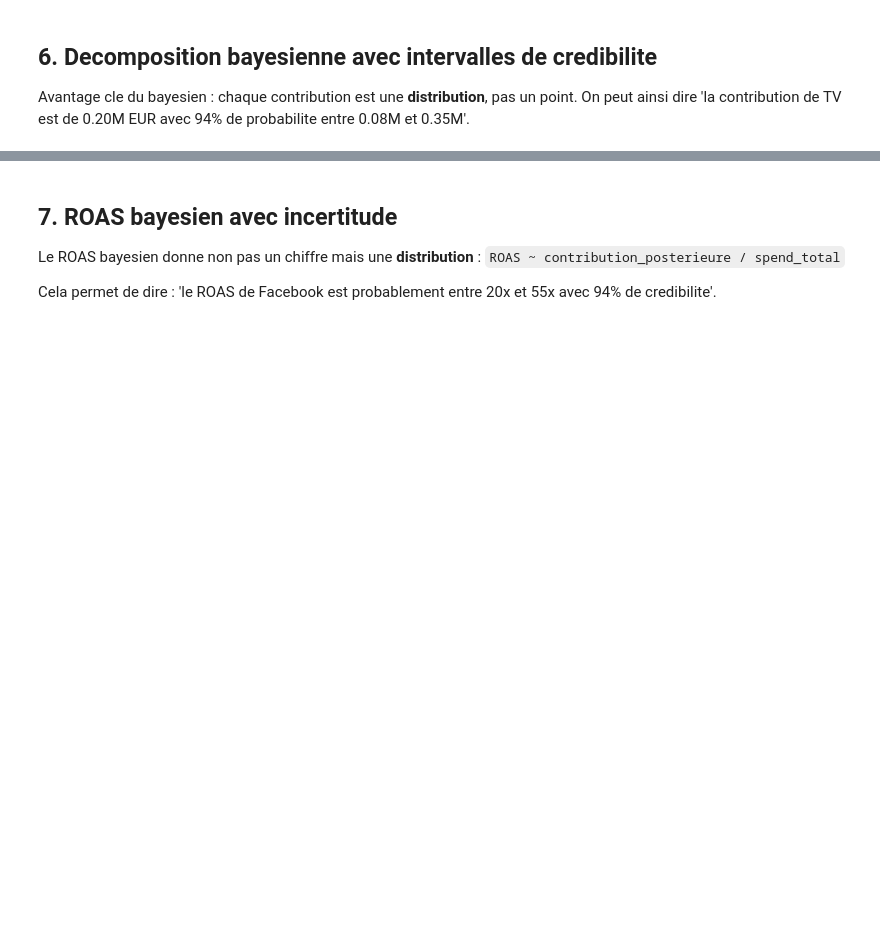
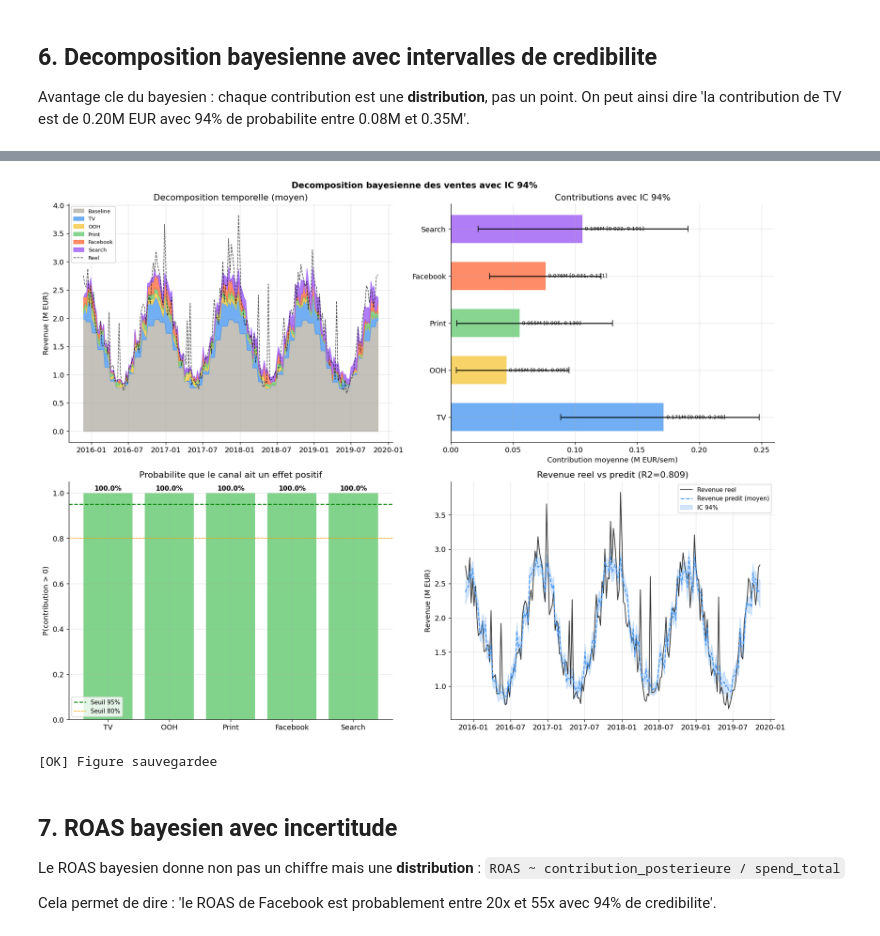
Before and after one commit to SouhaiLOps/RobynMMM, a Jupyter notebook: notebooks/04_model_bayes.ipynb, the cells around one changed output, grey strips where cells are left out. Cells and saved outputs as stored; diff of their text form; code cells hidden in the pictures; blank space fills up the shorter version.

```diff
--- a/notebooks/04_model_bayes.ipynb
+++ b/notebooks/04_model_bayes.ipynb
@@ -424,7 +483,7 @@ fig, axes = plt.subplots(2, 2, figsize=(16, 12))
 fig.suptitle("Decomposition bayesienne des ventes avec IC 94%",
              fontsize=13, fontweight="bold")
 
-# 1. Stacked area avec IC
+# 1. Stacked area
 ax = axes[0, 0]
 bottom_mean = baseline_mean.copy() / 1e6
 ax.fill_between(df["date"], 0, baseline_mean/1e6,
@@ -460,18 +519,18 @@ ax2.set_xlabel("Contribution moyenne (M EUR/sem)")
 ax2.set_title("Contributions avec IC 94%")
 ax2.axvline(x=0, color="black", linewidth=0.8)
 for i, (m, lo, hi) in enumerate(zip(means_plot, lo_plot, hi_plot)):
-    ax2.text(m + 0.002, i, f"{m:.3f}M
-[{lo:.3f}, {hi:.3f}]",
-             va="center", fontsize=8)
+    txt = f"{m:.3f}M [{lo:.3f}, {hi:.3f}]"
+    ax2.text(m + 0.002, i, txt, va="center", fontsize=8)
 
 # 3. Probabilite que la contribution soit positive
 ax3 = axes[1, 0]
 prob_pos = []
-for mc in media_present:
-    contrib_dist = np.outer(beta_flat[:, media_present.index(mc)], X_media[:, media_present.index(mc)]) * y_std
+for idx, mc in enumerate(media_present):
+    contrib_dist = np.outer(beta_flat[:, idx], X_media[:, idx]) * y_std
     prob_pos.append((contrib_dist.mean(axis=1) > 0).mean())
 
-colors_prob = ["#6BCB77" if p > 0.95 else "#F5C842" if p > 0.80 else "#FF7043" for p in prob_pos]
+colors_prob = ["#6BCB77" if p > 0.95 else "#F5C842" if p > 0.80 else "#FF7043"
+               for p in prob_pos]
 bars = ax3.bar(labels_p, prob_pos, color=colors_prob, alpha=0.85)
 ax3.axhline(y=0.95, color="green", linestyle="--", linewidth=1.5, label="Seuil 95%")
 ax3.axhline(y=0.80, color="orange", linestyle="--", linewidth=1, label="Seuil 80%")
@@ -479,35 +538,37 @@ ax3.set_ylabel("P(contribution > 0)")
 ax3.set_title("Probabilite que le canal ait un effet positif")
 ax3.legend(fontsize=9)
 ax3.set_ylim(0, 1.05)
 for bar, p in zip(bars, prob_pos):
     ax3.text(bar.get_x() + bar.get_width()/2, bar.get_height() + 0.01,
              f"{p:.1%}", ha="center", fontsize=10, fontweight="bold")
 
 # 4. Revenue reel vs predit avec IC
 ax4 = axes[1, 1]
-# Prediction posterieure
 y_pred_dist = (alpha_samples[:, None]
                + (beta_flat @ X_media.T)
                + (beta_ctrl_samples @ X_ctrl.T)) * y_std + y_mean
 y_pred_mean = y_pred_dist.mean(axis=0)
 y_pred_lo   = np.percentile(y_pred_dist, 3, axis=0)
 y_pred_hi   = np.percentile(y_pred_dist, 97, axis=0)
 
 ax4.plot(df["date"], y_raw/1e6, color="black", linewidth=1.2,
          label="Revenue reel", alpha=0.8)
 ax4.plot(df["date"], y_pred_mean/1e6, color="#4E9AF1", linewidth=1.5,
          linestyle="--", label="Revenue predit (moyen)")
 ax4.fill_between(df["date"], y_pred_lo/1e6, y_pred_hi/1e6,
                  alpha=0.25, color="#4E9AF1", label="IC 94%")
 r2_bay = 1 - np.var(y_raw - y_pred_mean) / np.var(y_raw)
-ax4.set_title(f"Revenue reel vs predit (R²={r2_bay:.3f})")
+ax4.set_title(f"Revenue reel vs predit (R2={r2_bay:.3f})")
 ax4.set_ylabel("Revenue (M EUR)")
 ax4.legend(fontsize=9)
 
 plt.tight_layout()
 plt.savefig("../outputs/figures/04_decomposition_bayesienne.png", bbox_inches="tight", dpi=150)
 plt.show()
 print("[OK] Figure sauvegardee")
+# %% [output]
+[figure, added]
+[OK] Figure sauvegardee
 # %% [markdown]
 ## 7. ROAS bayesien avec incertitude
 
```
Also changed, not shown: parts of 10 cells of this notebook.
